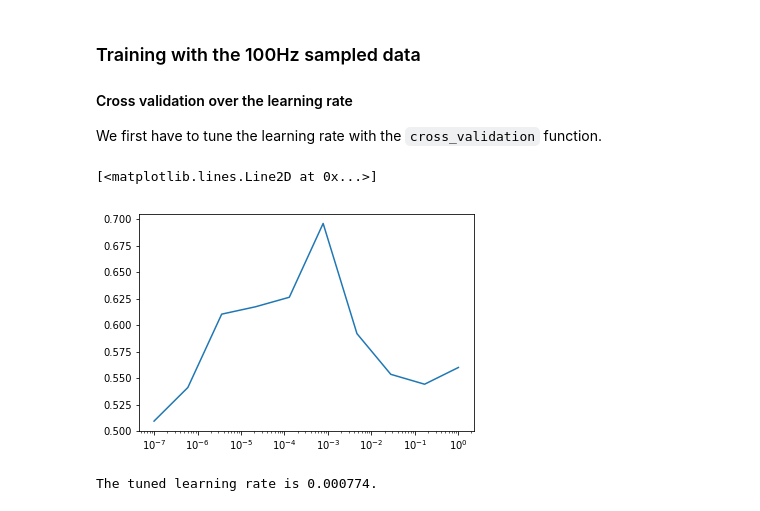
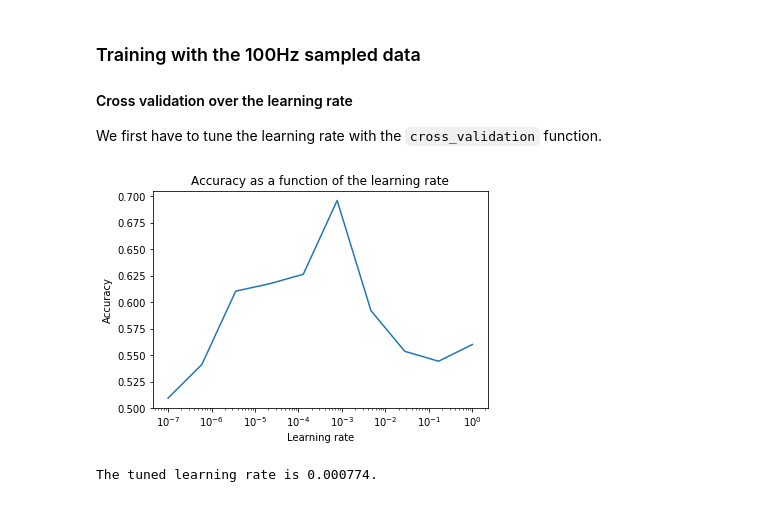
Before and after one commit to SSappy/deep_learning_epfl, a Jupyter notebook: project1/src/notebooks/Convolutional networks.ipynb, the cells around one changed output. Drawn from its saved outputs; the diff is of its cells as text; code cells hidden in the pictures.

```diff
--- a/project1/src/notebooks/Convolutional networks.ipynb
+++ b/project1/src/notebooks/Convolutional networks.ipynb
@@ -48,18 +45,20 @@ We first have to tune the learning rate with the `cross_validation` function.
 # %%
 lr_list = np.logspace(-7, 0, 10)
 
 acc_list = []
 std_list = []
 
 for lr in lr_list:
     acc, std = cross_validation(ConvNet1, x_train, y_train, epochs=1000, lr=lr)
     acc_list.append(acc)
     std_list.append(std)
 
 plt.semilogx(lr_list, acc_list)
+plt.xlabel('Learning rate')
+plt.ylabel('Accuracy')
+plt.title('Accuracy as a function of the learning rate');
 # %% [output]
-[<matplotlib.lines.Line2D at 0x...>]
-[figure, old version]
+[figure, new version]
 # %%
 # /!\ Do not run unless you want to override it !
 save_obj((acc_list, std_list), 'cross_val_lr')
```
Also changed, not shown: parts of 19 cells of this notebook, 14 other files.
